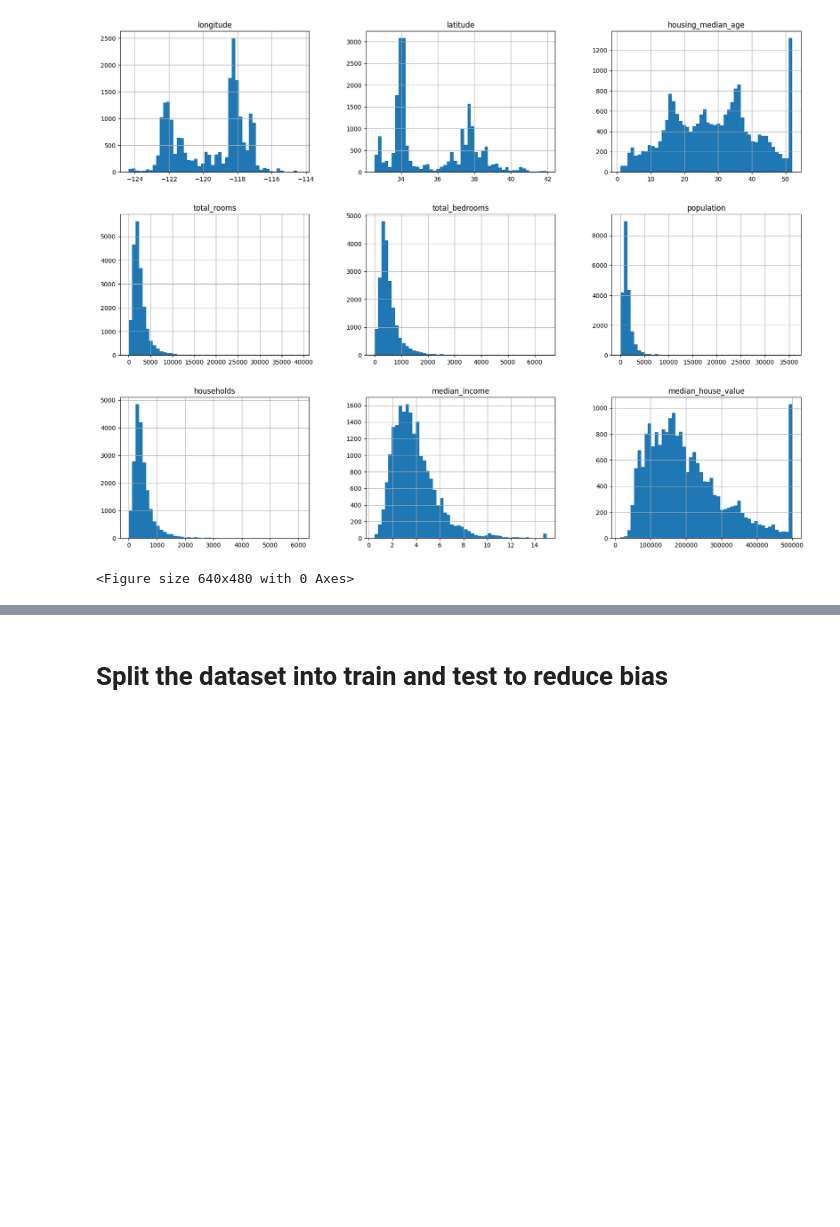
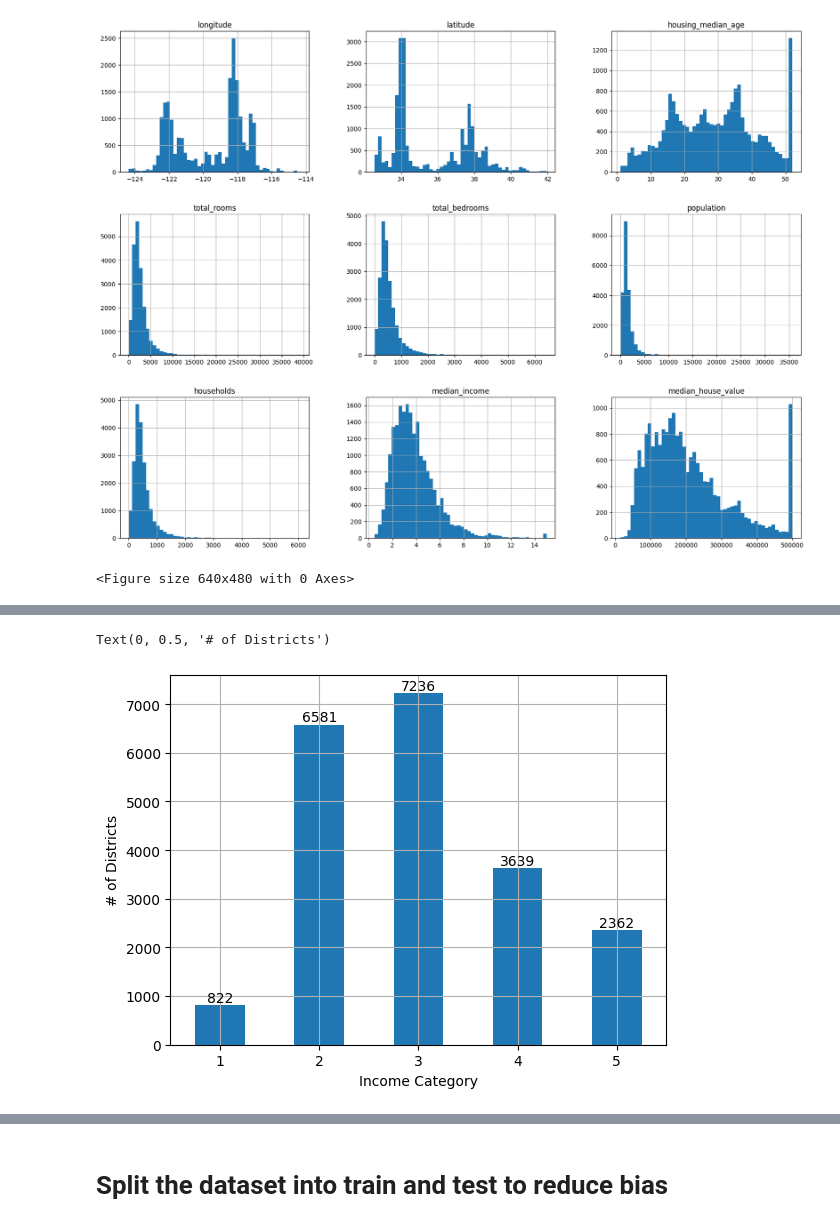
Before and after one commit to nikhilnjha/handson-ml3, a Jupyter notebook: 02_end_to_end_ml.ipynb, the cells around one changed output, grey strips where cells are left out. Drawn from its saved outputs; the diff is of its cells as text; code cells hidden in the pictures; blank space fills up the shorter version.

```diff
--- a/02_end_to_end_ml.ipynb
+++ b/02_end_to_end_ml.ipynb
@@ -71,0 +90,11 @@ plt.savefig('viz/housing_histogram.png', dpi = 400)
+# %%
+ax =  housing['income_cat'].value_counts().sort_index().plot(kind = 'bar', rot = 0, grid=True)
+
+for container in ax.containers:
+    ax.bar_label(container)
+
+plt.xlabel('Income Category')
+plt.ylabel('# of Districts')
+# %% [output]
+Text(0, 0.5, '# of Districts')
+[figure, added]
```
Also changed, not shown: parts of 7 cells of this notebook.
